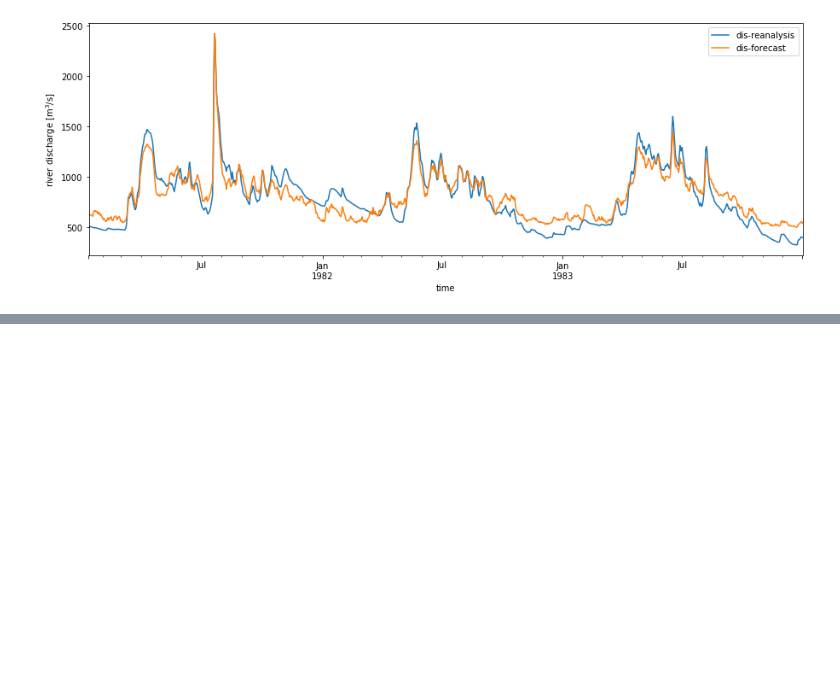
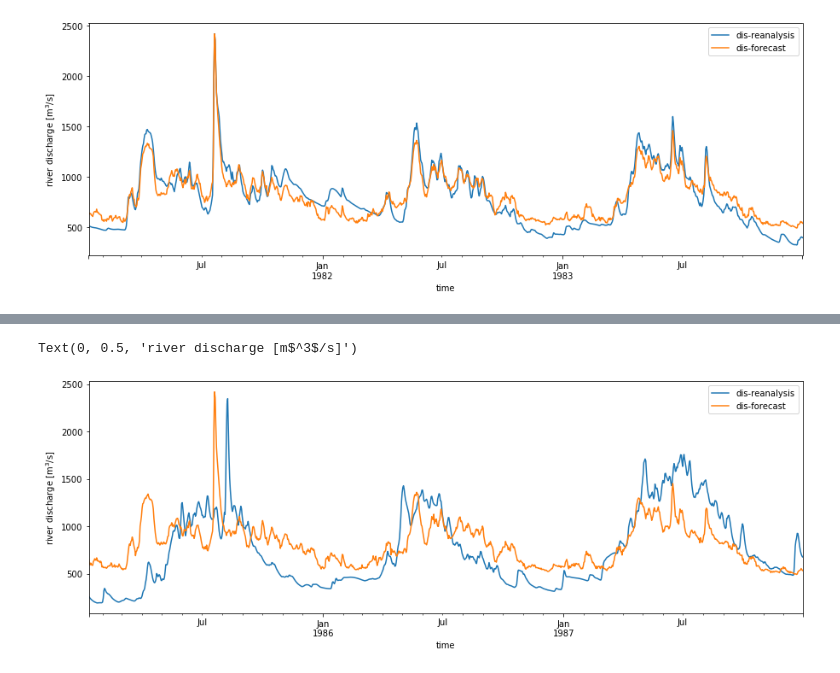
Before and after one commit to ECMWFCode4Earth/ml_flood, a Jupyter notebook: docs/010_test_xgboost_on_absolute_values.ipynb, the cells around one changed output, grey strips where cells are left out. Saved outputs shown, nothing was run; the diff lists cells and outputs as text; code cells hidden in the pictures; blank space fills up the shorter version.

```diff
--- a/docs/010_test_xgboost_on_absolute_values.ipynb
+++ b/docs/010_test_xgboost_on_absolute_values.ipynb
@@ -207,0 +297,9 @@ Text(0, 0.5, 'river discharge [m$^3$/s]')
+# %%
+fig, ax = plt.subplots(figsize=(15,5))
+Xyt.loc[predictand].to_pandas().plot(ax=ax, label='dis-reanalysis')
+ytest.to_pandas().plot(ax=ax, label='dis-forecast')
+plt.legend()
+ax.set_ylabel('river discharge [m$^3$/s]')
+# %% [output]
+Text(0, 0.5, 'river discharge [m$^3$/s]')
+[figure, added]
```
Also changed, not shown: parts of 13 cells of this notebook.
